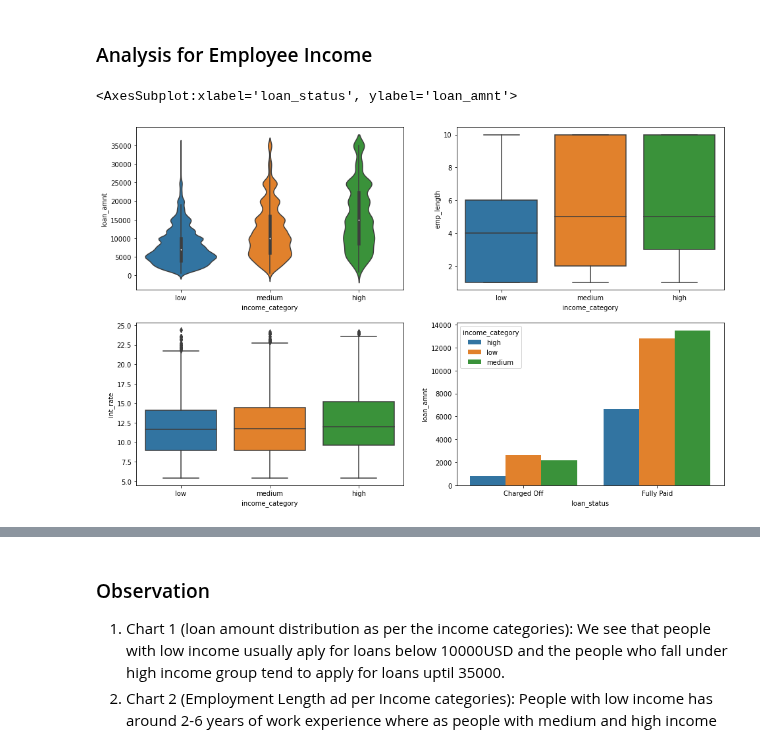
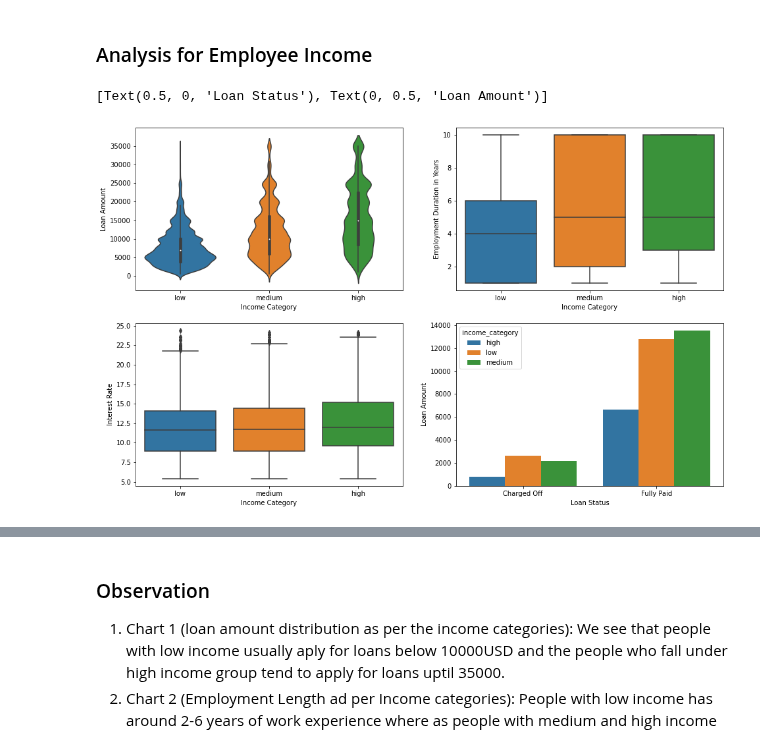
Before and after one commit to aditya-mishra25/Lending_Case_Study, a Jupyter notebook: Lending Case Study.ipynb, the cells around one changed output, grey strips where cells are left out. Drawn from its saved outputs; the diff is of its cells as text; code cells hidden in the pictures.

```diff
--- a/Lending Case Study.ipynb
+++ b/Lending Case Study.ipynb
@@ -299,20 +304,24 @@ data.drop('State Code', axis=1, inplace=True)
 # plots
 # number of defaulters as per the regions
 df = data[['Region','loan_status','id']].groupby(by=['Region','loan_status'], as_index=False).count()
-fig, ((ax0,ax1),(ax2,ax3)) = plt.subplots(2,2, figsize=(25,15))
+fig, ((ax0,ax1),(ax2,ax3)) = plt.subplots(2,2, figsize=(20,15))
 sns.barplot(x='Region',y='id',hue='loan_status',data=df, ax=ax0)
 ax0.set_title("Count of Borrowers as per Regions", fontsize=14)
+ax0.set(xlabel="Region", ylabel = "Count")
 # Average income as per the regions
 df = data[['Region','issue_year','annual_inc']].groupby(['Region','issue_year'], as_index=False).mean()
 sns.lineplot(data=df, x='issue_year',y='annual_inc',hue='Region', ax=ax1)
 ax1.set_title("Annual Income Across Years as per Regions")
+ax1.set(xlabel="Year", ylabel = "Annual income")
 # Average interest rate as per the regions
 df = data[['Region','int_rate','issue_year']].groupby(by=['Region','issue_year'], as_index=False).mean()
 sns.lineplot(x='issue_year',y='int_rate',hue='Region',data=df, ax=ax2)
 ax2.set_title("Average Interest Rates as per the Region", fontsize=14)
+ax2.set(xlabel="Year", ylabel = "Interest Rate")
 # Loan sanctioned as per the regions
 sns.barplot(x='Region',y='loan_amnt',data=data, ax=ax3)
-ax3.set_title("Amount of loans sanctioned", fontsize=14)
+ax3.set_title("Amount of loans Approved", fontsize=14)
+ax3.set(xlabel="Loan Amount", ylabel = "Region" )
 fig.show()
 # %% [output]
 Matplotlib is currently using module://ipykernel.pylab.backend_inline, which is a non-GUI backend, so cannot show the figure.
@@ -378,11 +387,15 @@ data['income_category'] = data.annual_inc.apply(lambda x: buckets(x))
 # %%
 fig, ((ax1, ax2), (ax3,ax4))= plt.subplots(nrows=2, ncols=2, figsize=(16,10))
 
 sns.violinplot(x="income_category", y="loan_amnt", data=data, ax=ax1 )
+ax1.set(xlabel='Income Category', ylabel='Loan Amount')
 sns.boxplot(x="income_category", y="emp_length", data=data, ax=ax2)
+ax2.set(xlabel='Income Category', ylabel='Employment Duration in Years')
 sns.boxplot(x="income_category", y="int_rate", data=data, ax=ax3)
+ax3.set(xlabel='Income Category', ylabel='Interest Rate')
 df = data[['income_category','loan_amnt','loan_status']].groupby(['loan_status','income_category'], as_index=False).count()
 sns.barplot(x="loan_status", y="loan_amnt", hue="income_category", data=df, ax=ax4, ci=None)
+ax4.set(xlabel='Loan Status', ylabel='Loan Amount')
 # %% [output]
-<AxesSubplot:xlabel='loan_status', ylabel='loan_amnt'>
+[Text(0.5, 0, 'Loan Status'), Text(0, 0.5, 'Loan Amount')]
-[figure, old version]
+[figure, new version]
```
Also changed, not shown: parts of 20 cells of this notebook.
